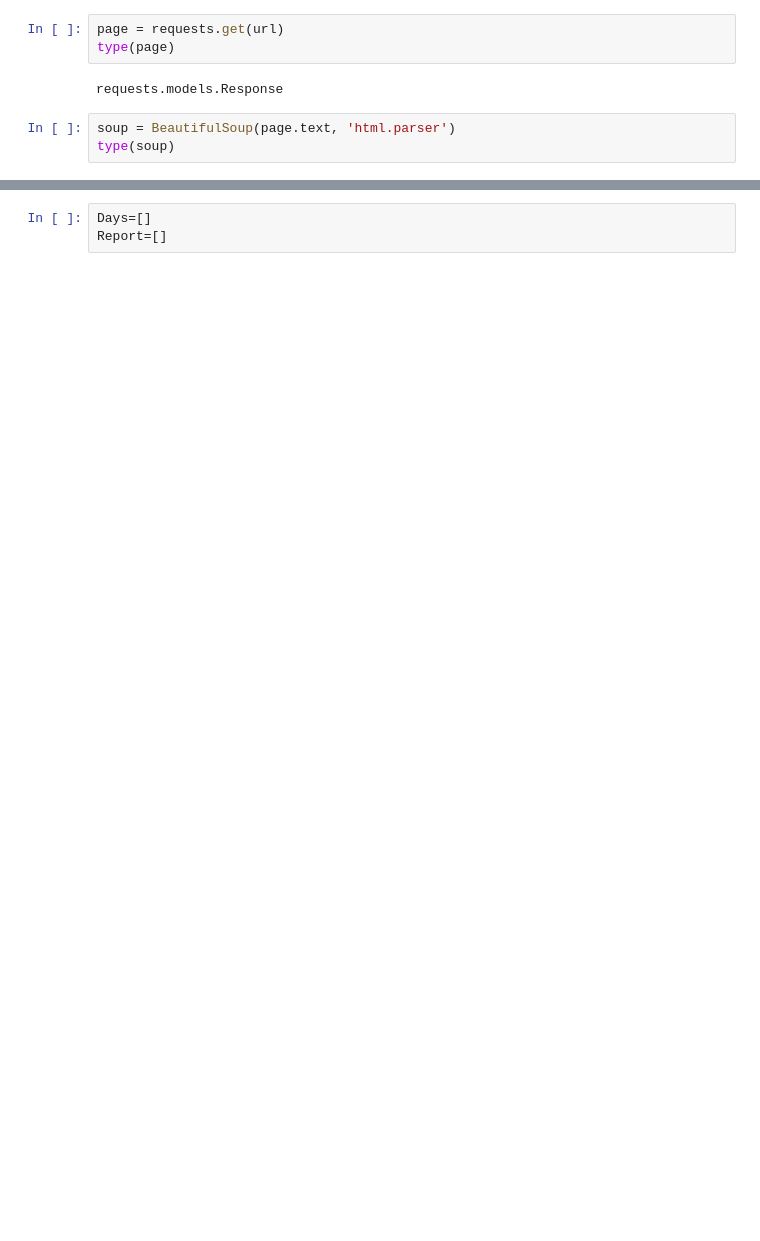
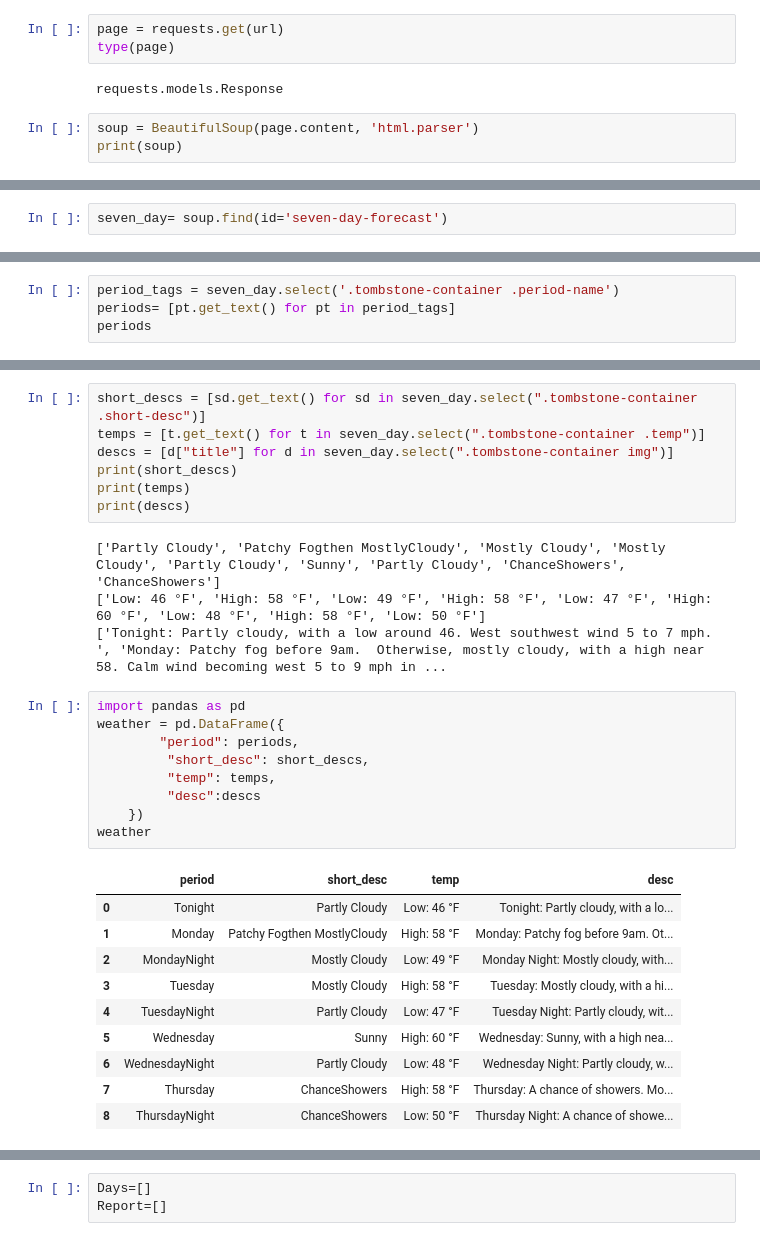
Before and after one commit to vara1994/projects, a Jupyter notebook: San Francisco_forecast.ipynb, the cells around one changed output, grey strips where cells are left out. Drawn from its saved outputs; the diff is of its cells as text; blank space fills up the shorter version.

```diff
--- a/San Francisco_forecast.ipynb
+++ b/San Francisco_forecast.ipynb
@@ -14,6 +14,6 @@ type(page)
 # %% [output]
 requests.models.Response
 # %%
-soup = BeautifulSoup(page.text, 'html.parser')
-type(soup)
+soup = BeautifulSoup(page.content, 'html.parser')
+print(soup)
 # %% [output]
@@ -20,0 +41,2 @@ bs4.BeautifulSoup
+# %%
+seven_day= soup.find(id='seven-day-forecast')
@@ -20,0 +83,4 @@ bs4.BeautifulSoup
+# %%
+period_tags = seven_day.select('.tombstone-container .period-name')
+periods= [pt.get_text() for pt in period_tags]
+periods
@@ -20,0 +97,31 @@ bs4.BeautifulSoup
+# %%
+short_descs = [sd.get_text() for sd in seven_day.select(".tombstone-container .short-desc")]
+temps = [t.get_text() for t in seven_day.select(".tombstone-container .temp")]
+descs = [d["title"] for d in seven_day.select(".tombstone-container img")]
+print(short_descs)
+print(temps)
+print(descs)
+# %% [output]
+['Partly Cloudy', 'Patchy Fogthen MostlyCloudy', 'Mostly Cloudy', 'Mostly Cloudy', 'Partly Cloudy', 'Sunny', 'Partly Cloudy', 'ChanceShowers', 'ChanceShowers']
+['Low: 46 °F', 'High: 58 °F', 'Low: 49 °F', 'High: 58 °F', 'Low: 47 °F', 'High: 60 °F', 'Low: 48 °F', 'High: 58 °F', 'Low: 50 °F']
+['Tonight: Partly cloudy, with a low around 46. West southwest wind 5 to 7 mph. ', 'Monday: Patchy fog before 9am.  Otherwise, mostly cloudy, with a high near 58. Calm wind becoming west 5 to 9 mph in ...
+# %%
+import pandas as pd
+weather = pd.DataFrame({
+        "period": periods,
+         "short_desc": short_descs,
+         "temp": temps,
+         "desc":descs
+    })
+weather
+# %% [output]
+|  | period | short_desc | temp | desc |
+| 0 | Tonight | Partly Cloudy | Low: 46 °F | Tonight: Partly cloudy, with a lo... |
+| 1 | Monday | Patchy Fogthen MostlyCloudy | High: 58 °F | Monday: Patchy fog before 9am. Ot... |
+| 2 | MondayNight | Mostly Cloudy | Low: 49 °F | Monday Night: Mostly cloudy, with... |
+| 3 | Tuesday | Mostly Cloudy | High: 58 °F | Tuesday: Mostly cloudy, with a hi... |
+| 4 | TuesdayNight | Partly Cloudy | Low: 47 °F | Tuesday Night: Partly cloudy, wit... |
+| 5 | Wednesday | Sunny | High: 60 °F | Wednesday: Sunny, with a high nea... |
+| 6 | WednesdayNight | Partly Cloudy | Low: 48 °F | Wednesday Night: Partly cloudy, w... |
+| 7 | Thursday | ChanceShowers | High: 58 °F | Thursday: A chance of showers. Mo... |
+| 8 | ThursdayNight | ChanceShowers | Low: 50 °F | Thursday Night: A chance of showe... |
```
Also changed, not shown: parts of 11 cells of this notebook.
